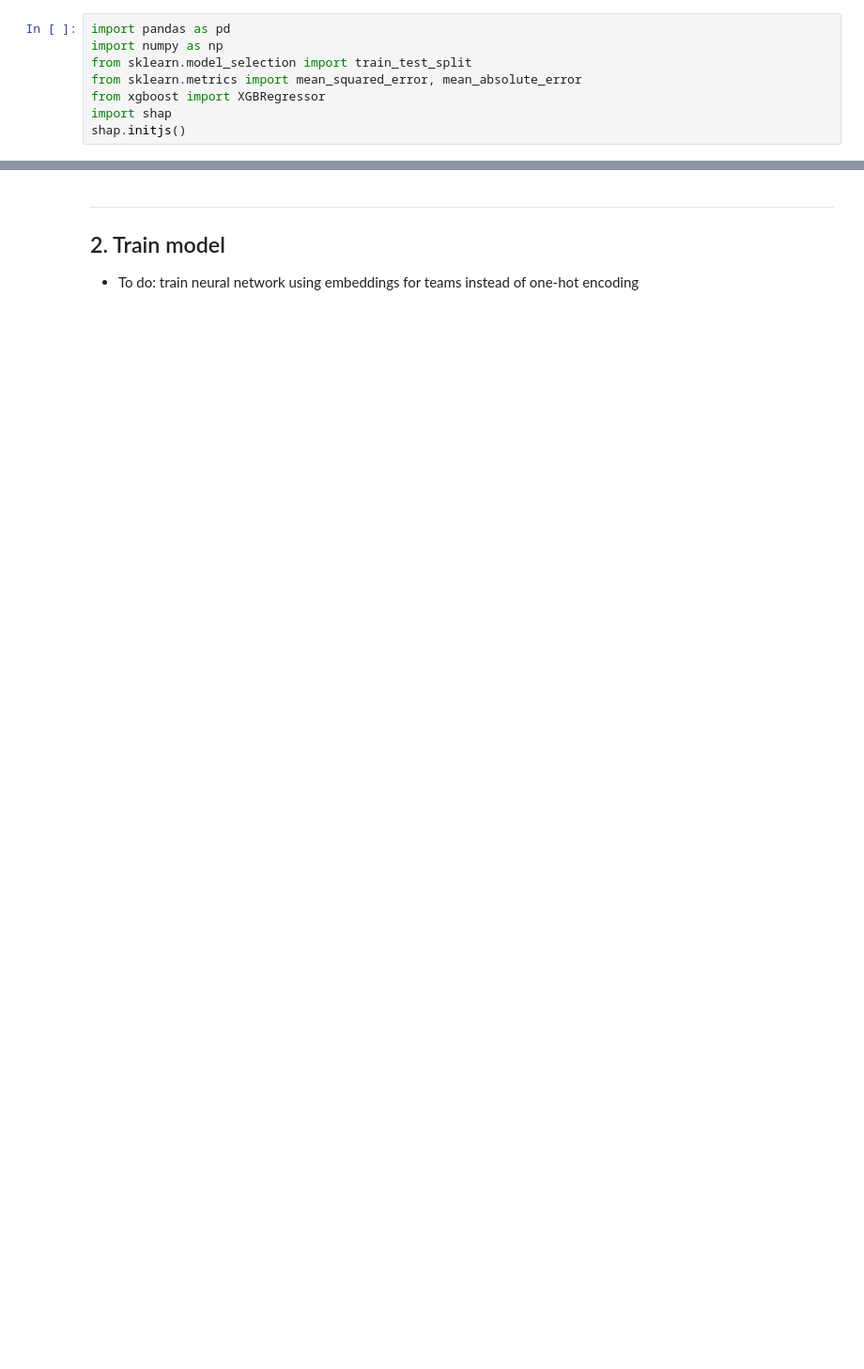
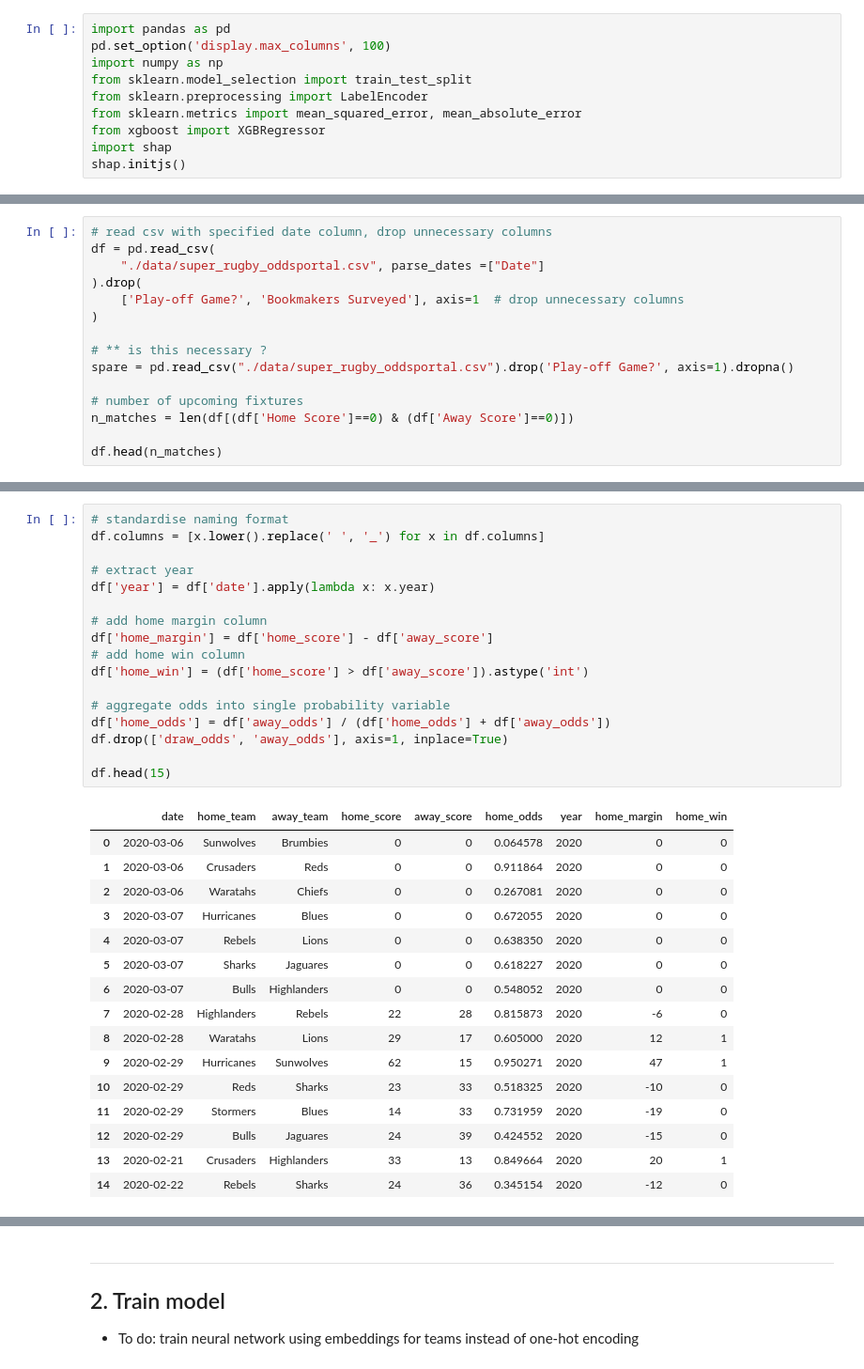
Before and after one commit to kieranbd/superrugby-predictor, a Jupyter notebook: 1_predictor.ipynb, the cells around one changed output, grey strips where cells are left out. Shown at 94% size. Saved outputs shown, nothing was run; the diff lists cells and outputs as text; blank space fills up the shorter version.

```diff
--- a/1_predictor.ipynb
+++ b/1_predictor.ipynb
@@ -1,7 +1,9 @@
 # %%
 import pandas as pd
+pd.set_option('display.max_columns', 100)
 import numpy as np
 from sklearn.model_selection import train_test_split
+from sklearn.preprocessing import LabelEncoder
 from sklearn.metrics import mean_squared_error, mean_absolute_error
 from xgboost import XGBRegressor
 import shap
@@ -88,0 +13,15 @@ def get_away_streak(team, date):
+# %%
+# read csv with specified date column, drop unnecessary columns
+df = pd.read_csv(
+    "./data/super_rugby_oddsportal.csv", parse_dates =["Date"]
+).drop(
+    ['Play-off Game?', 'Bookmakers Surveyed'], axis=1  # drop unnecessary columns
+)
+
+# ** is this necessary ?
+spare = pd.read_csv("./data/super_rugby_oddsportal.csv").drop('Play-off Game?', axis=1).dropna()
+
+# number of upcoming fixtures
+n_matches = len(df[(df['Home Score']==0) & (df['Away Score']==0)])
+
+df.head(n_matches)
@@ -88,0 +45,34 @@ def get_away_streak(team, date):
+# %%
+# standardise naming format
+df.columns = [x.lower().replace(' ', '_') for x in df.columns]
+
+# extract year
+df['year'] = df['date'].apply(lambda x: x.year)
+
+# add home margin column
+df['home_margin'] = df['home_score'] - df['away_score']
+# add home win column
+df['home_win'] = (df['home_score'] > df['away_score']).astype('int')
+
+# aggregate odds into single probability variable
+df['home_odds'] = df['away_odds'] / (df['home_odds'] + df['away_odds'])
+df.drop(['draw_odds', 'away_odds'], axis=1, inplace=True)
+
+df.head(15)
+# %% [output]
+|  | date | home_team | away_team | home_score | away_score | home_odds | year | home_margin | home_win |
+| 0 | 2020-03-06 | Sunwolves | Brumbies | 0 | 0 | 0.064578 | 2020 | 0 | 0 |
+| 1 | 2020-03-06 | Crusaders | Reds | 0 | 0 | 0.911864 | 2020 | 0 | 0 |
+| 2 | 2020-03-06 | Waratahs | Chiefs | 0 | 0 | 0.267081 | 2020 | 0 | 0 |
+| 3 | 2020-03-07 | Hurricanes | Blues | 0 | 0 | 0.672055 | 2020 | 0 | 0 |
+| 4 | 2020-03-07 | Rebels | Lions | 0 | 0 | 0.638350 | 2020 | 0 | 0 |
+| 5 | 2020-03-07 | Sharks | Jaguares | 0 | 0 | 0.618227 | 2020 | 0 | 0 |
+| 6 | 2020-03-07 | Bulls | Highlanders | 0 | 0 | 0.548052 | 2020 | 0 | 0 |
+| 7 | 2020-02-28 | Highlanders | Rebels | 22 | 28 | 0.815873 | 2020 | -6 | 0 |
+| 8 | 2020-02-28 | Waratahs | Lions | 29 | 17 | 0.605000 | 2020 | 12 | 1 |
+| 9 | 2020-02-29 | Hurricanes | Sunwolves | 62 | 15 | 0.950271 | 2020 | 47 | 1 |
+| 10 | 2020-02-29 | Reds | Sharks | 23 | 33 | 0.518325 | 2020 | -10 | 0 |
+| 11 | 2020-02-29 | Stormers | Blues | 14 | 33 | 0.731959 | 2020 | -19 | 0 |
+| 12 | 2020-02-29 | Bulls | Jaguares | 24 | 39 | 0.424552 | 2020 | -15 | 0 |
+| 13 | 2020-02-21 | Crusaders | Highlanders | 33 | 13 | 0.849664 | 2020 | 20 | 1 |
+| 14 | 2020-02-22 | Rebels | Sharks | 24 | 36 | 0.345154 | 2020 | -12 | 0 |
```
Also changed, not shown: parts of 30 cells of this notebook, 1 other file.
